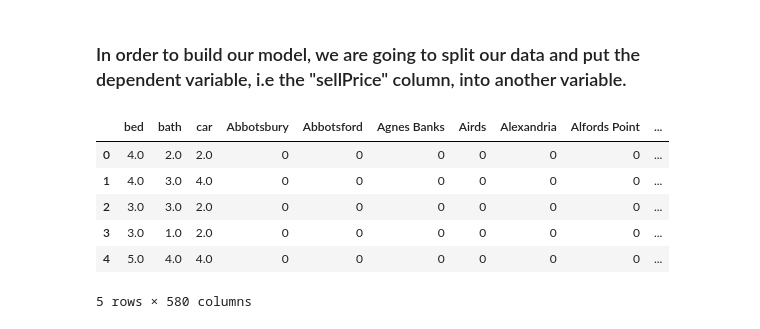
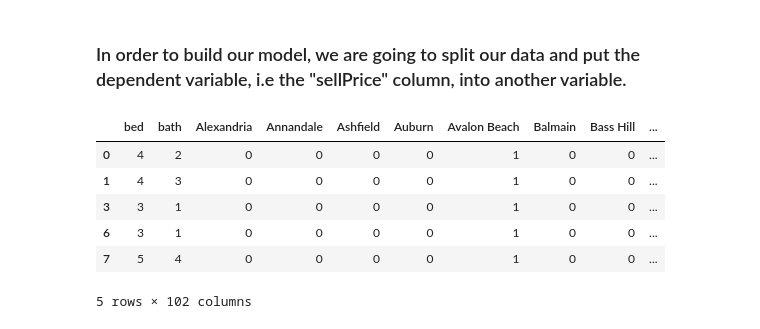
Before and after one commit to alex-lang-br/Prediction-project, a Jupyter notebook: Sydney_House_Pred.ipynb, the cells around one changed output. Saved outputs shown, nothing was run; the diff lists cells and outputs as text; code cells hidden in the pictures.

```diff
--- a/Sydney_House_Pred.ipynb
+++ b/Sydney_House_Pred.ipynb
@@ -373,0 +391,4 @@ msno.matrix(only_house_five_year)
+# %%
+only_house.bed = only_house.bed.apply(lambda x: round(x))
+only_house.car = only_house.car.apply(lambda x: round(x))
+only_house.bath = only_house.bath.apply(lambda x: round(x))
@@ -373,0 +397,6 @@ msno.matrix(only_house_five_year)
+# %%
+years = [2019,2018]
+fifty_popular_suburbs = list(house_price.suburb.value_counts()[:100].index)
+only_house_five_years = only_house[only_house.Year.isin(years)].copy()
+only_house_five_years = only_house_five_years[only_house_five_years.suburb.isin(fifty_popular_suburbs)].copy()
+only_house_five_years
@@ -374,10 +417,10 @@ msno.matrix(only_house_five_year)
 # %% [markdown]
 ### Then, we need to get the dummies of the suburbs and propType
 # %%
-dummies_suburb = pd.get_dummies(only_house_five_year['suburb'])
-dummies_propType = pd.get_dummies(only_house_five_year['propType'])
+dummies_suburb = pd.get_dummies(only_house_five_years['suburb'])
+dummies_propType = pd.get_dummies(only_house_five_years['propType'])
 # %%
-model_df = pd.concat([only_house_five_year, dummies_suburb.drop('other', axis = 'columns'), dummies_propType], axis = 'columns') # We can drop a column, if every other column is 0, then we know that this must be a 'other' suburb
+model_df = pd.concat([only_house_five_years, dummies_suburb, dummies_propType], axis = 'columns') # We can drop a column, if every other column is 0, then we know that this must be a 'other' suburb
 model_df = model_df.drop(['suburb', 'propType', 'house', 'Month', 'Year'], axis = 'columns')
 # %%
 model_df.sellPrice = model_df.sellPrice.apply(lambda x: x/1000000)
@@ -401,16 +444,16 @@ model_df
 # %% [markdown]
 ### In order to build our model, we are going to split our data and put the dependent variable, i.e the "sellPrice" column, into another variable.
 # %%
-X = model_df.drop(['sellPrice'], axis = 'columns')
+X = model_df.drop(['sellPrice', 'car'], axis = 'columns')
 X.head()
 # %% [output]
-|  | bed | bath | car | Abbotsbury | Abbotsford | Agnes Banks | Airds | Alexandria | Alfords Point | ... |
-| 0 | 4.0 | 2.0 | 2.0 | 0 | 0 | 0 | 0 | 0 | 0 | ... |
-| 1 | 4.0 | 3.0 | 4.0 | 0 | 0 | 0 | 0 | 0 | 0 | ... |
-| 2 | 3.0 | 3.0 | 2.0 | 0 | 0 | 0 | 0 | 0 | 0 | ... |
-| 3 | 3.0 | 1.0 | 2.0 | 0 | 0 | 0 | 0 | 0 | 0 | ... |
-| 4 | 5.0 | 4.0 | 4.0 | 0 | 0 | 0 | 0 | 0 | 0 | ... |
+|  | bed | bath | Alexandria | Annandale | Ashfield | Auburn | Avalon Beach | Balmain | Bass Hill | ... |
+| 0 | 4 | 2 | 0 | 0 | 0 | 0 | 1 | 0 | 0 | ... |
+| 1 | 4 | 3 | 0 | 0 | 0 | 0 | 1 | 0 | 0 | ... |
+| 3 | 3 | 1 | 0 | 0 | 0 | 0 | 1 | 0 | 0 | ... |
+| 6 | 3 | 1 | 0 | 0 | 0 | 0 | 1 | 0 | 0 | ... |
+| 7 | 5 | 4 | 0 | 0 | 0 | 0 | 1 | 0 | 0 | ... |
-5 rows × 580 columns
+5 rows × 102 columns
 # %%
 y = model_df['sellPrice']
 y.head()
```
Also changed, not shown: parts of 47 cells of this notebook.
